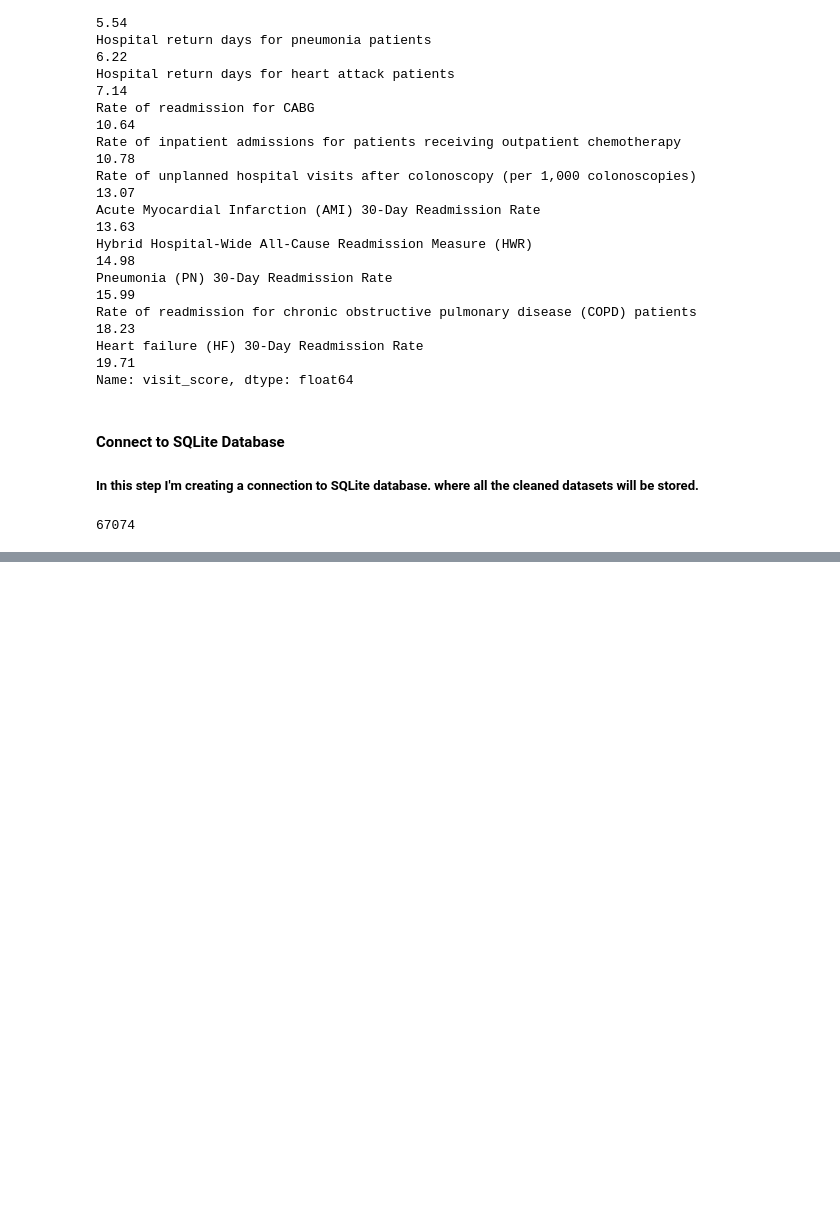
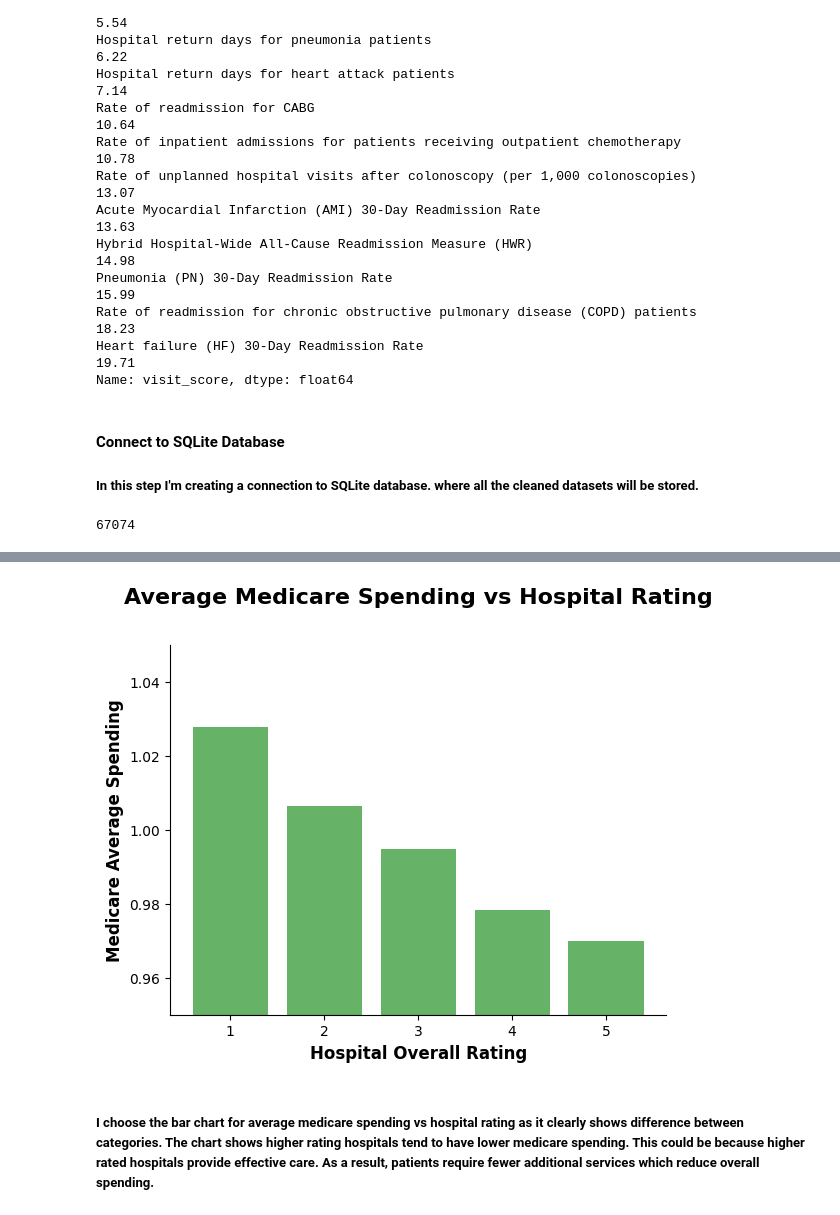
Before and after one commit to Archana-sth/hospital-performance-analysis, a Jupyter notebook: Notebook/hospital_performance_analysis.ipynb, the cells around one changed output, grey strips where cells are left out. Cells and saved outputs as stored; diff of their text form; code cells hidden in the pictures; blank space fills up the shorter version.

Commit message:
Average medicare spending vs hospital rating

```diff
--- a/Notebook/hospital_performance_analysis.ipynb
+++ b/Notebook/hospital_performance_analysis.ipynb
@@ -616,0 +628,12 @@ pd.read_sql("SELECT * FROM unplanned_visits ", connection)
+# %%
+query1 = ''' select
+    h.hospital_overall_rating,
+    avg(m.spending_score) as avg_spending
+from hospital_info h
+join medicare_spending m
+    on h.facility_id = m.facility_id
+group by h.hospital_overall_rating
+order by h.hospital_overall_rating;
+'''
+result1 = pd.read_sql(query1, connection)
+result1
@@ -616,0 +648,30 @@ pd.read_sql("SELECT * FROM unplanned_visits ", connection)
+# %%
+# bar chart to visulize relation between hospital overall rating and average spending
+
+# remove hospital with no rating for better trend
+clean_result= result1[result1['hospital_overall_rating'] != 'Not Available']
+
+
+plt.bar(
+    clean_result['hospital_overall_rating'],
+    clean_result['avg_spending'],
+    color='green',
+    alpha=0.6
+    )
+plt.ylim(0.95, 1.05) # adjusted the y-axis to better highlight small variation on spending scores.
+
+plt.xlabel("Hospital Overall Rating", fontsize=12, fontweight='bold')
+plt.ylabel('Medicare Average Spending', fontsize=12, fontweight='bold')
+plt.title("Average Medicare Spending vs Hospital Rating", fontsize=16, fontweight='bold', pad=30)
+
+# to remove the top and right spine
+ax=plt.gca()
+ax.spines['top'].set_visible(False)
+ax.spines['right'].set_visible(False)
+
+
+plt.show()
+# %% [output]
+[figure, added]
+# %% [markdown]
+##### I choose the bar chart for average medicare spending vs hospital rating as it clearly shows difference between categories. The chart shows higher rating hospitals tend to have lower medicare spending. This could be because higher rated hospitals provide effective care. As a result, patients require fewer additional services which reduce overall spending.
```
Also changed, not shown: parts of 4 cells of this notebook, 1 other file.
